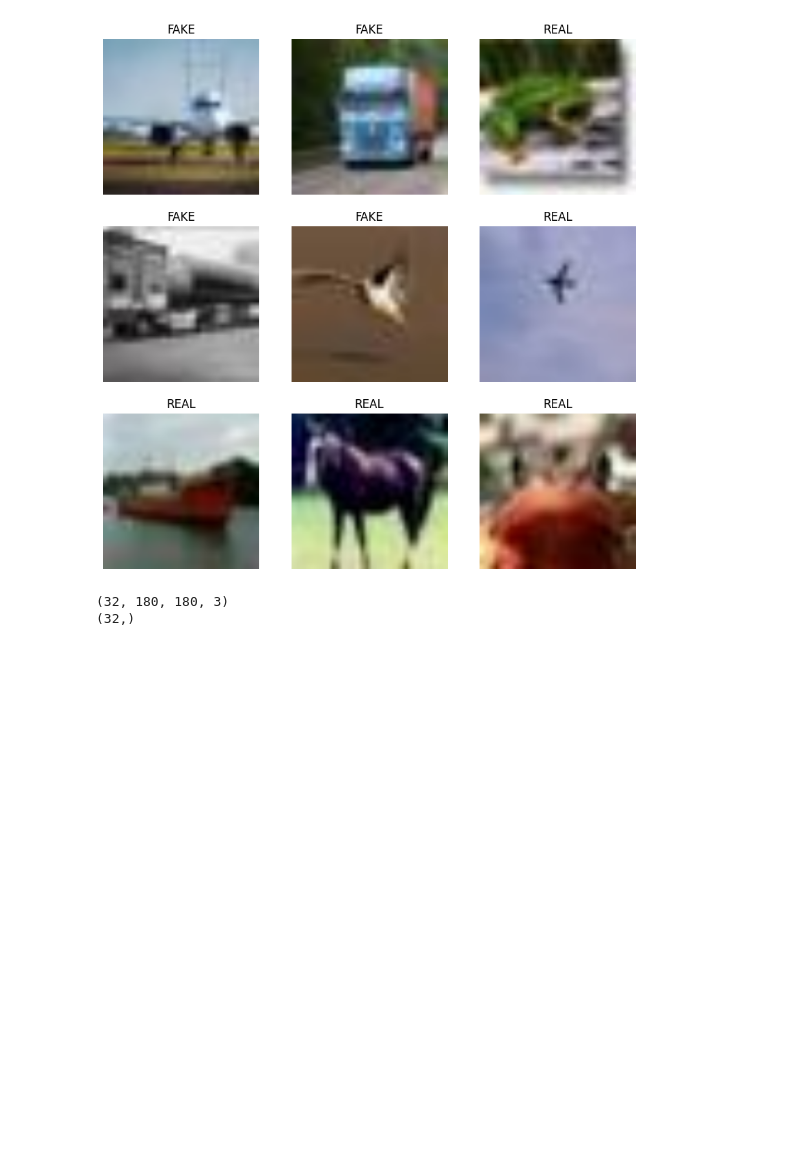
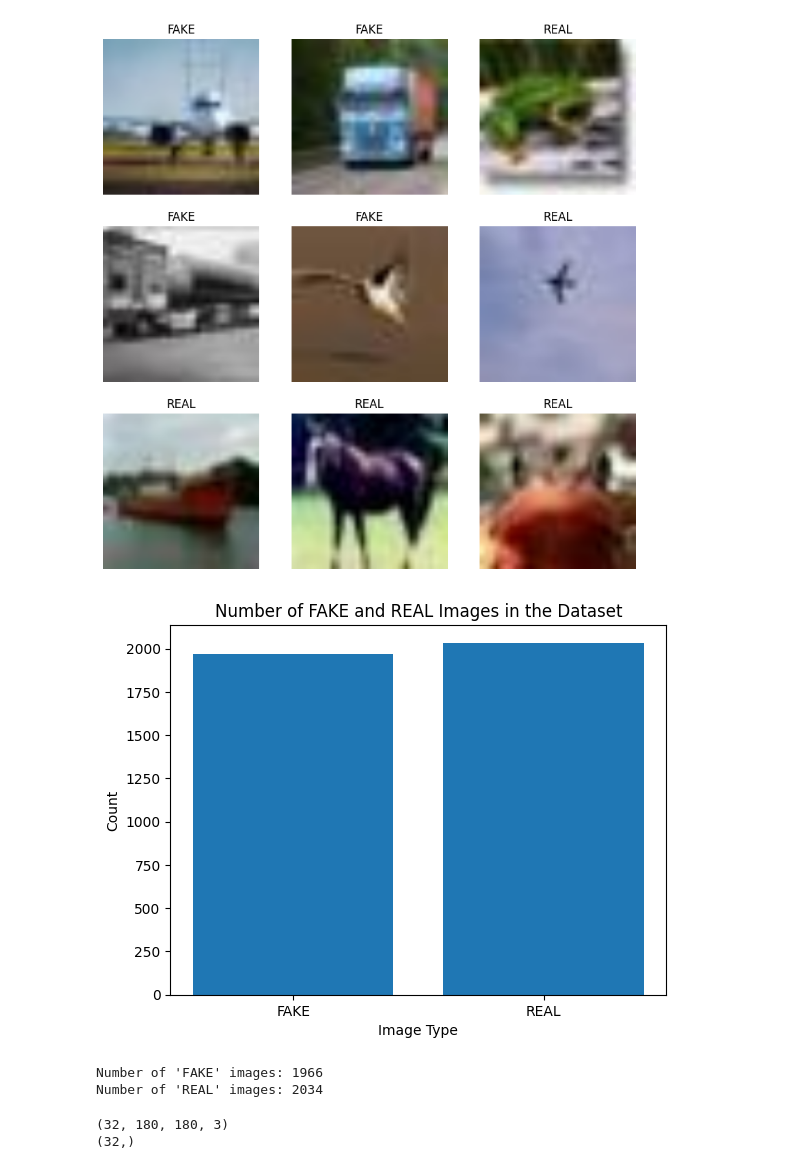
Before and after one commit to LowUp/AI_project, a Jupyter notebook: test.ipynb, the cells around one changed output. Cells and saved outputs as stored; diff of their text form; code cells hidden in the pictures; blank space fills up the shorter version.

```diff
--- a/test.ipynb
+++ b/test.ipynb
@@ -87,3 +91,27 @@ for images, labels in train_ds.take(1):
     plt.axis("off")
 # %% [output]
 [figure]
+# %%
+# Count the number of 'FAKE' and 'REAL' images
+fake_count = 0
+real_count = 0
+for batch in val_ds:
+    labels = batch[1]
+    for label in labels:
+        if label == 0:
+            fake_count += 1
+        elif label == 1:
+            real_count += 1
+
+# Create a bar chart
+plt.bar(['FAKE', 'REAL'], [fake_count, real_count])
+plt.xlabel('Image Type')
+plt.ylabel('Count')
+plt.title('Number of FAKE and REAL Images in the Dataset')
+plt.show()
+print("Number of 'FAKE' images:", fake_count)
+print("Number of 'REAL' images:", real_count)
+# %% [output]
+[figure, added]
+Number of 'FAKE' images: 1966
+Number of 'REAL' images: 2034
```
Also changed, not shown: parts of 2 cells of this notebook.
